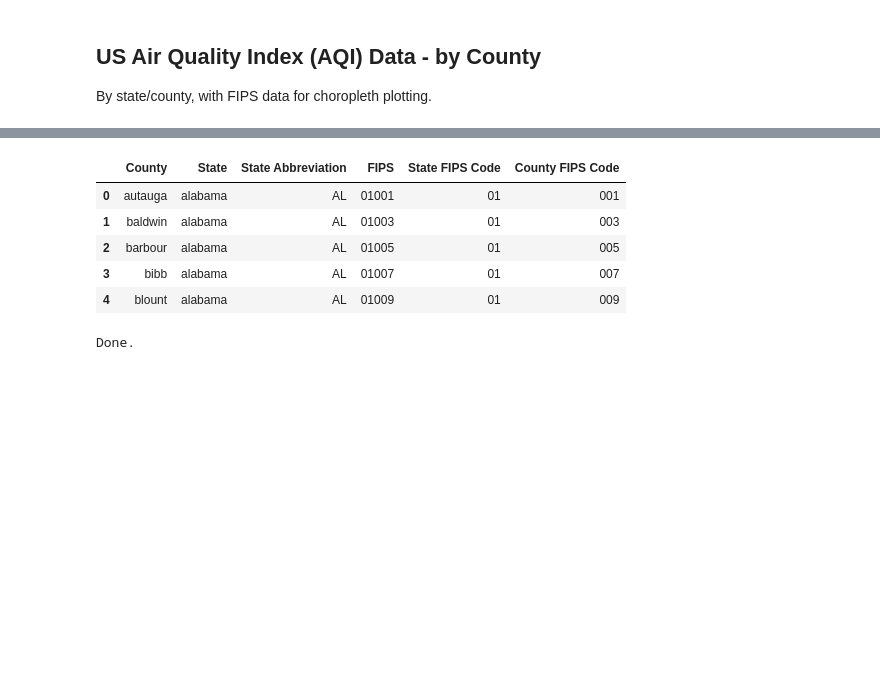
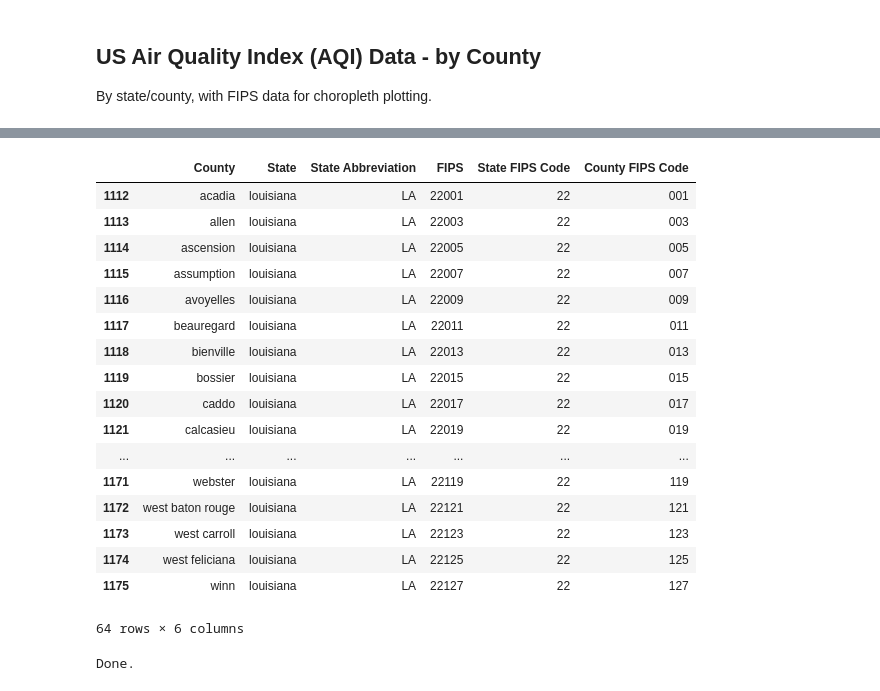
Before and after one commit to alyssflynn/project-1, a Jupyter notebook: data_cleaning.ipynb, the cells around one changed output, grey strips where cells are left out. Cells and saved outputs as stored; diff of their text form; code cells hidden in the pictures; blank space fills up the shorter version.

```diff
--- a/data_cleaning.ipynb
+++ b/data_cleaning.ipynb
@@ -37,28 +51,40 @@ county_aqi_df.head()
 # %%
 # Get dataframe with state/county FIPS codes
 fips = pd.read_csv('https://raw.githubusercontent.com/plotly/datasets/master/laucnty16.csv')
 
 # Parse FIPS county/state data
-fips["County"] = fips['County Name/State Abbreviation'].apply(lambda x: x.split(",")[0].replace(" County", "").lower())
+fips["County"] = fips['County Name/State Abbreviation'].apply(lambda x: x.split(",")[0].replace(" County", "").replace(" Parish", "").lower())
 fips["State Abbreviation"] = fips['County Name/State Abbreviation'].apply(lambda x: x.split(", ")[-1])
 fips["State"] = fips["State Abbreviation"].apply(lambda x: state_abbrev[x].lower())
 
 # Pad FIPS codes with 0's, concat for combined FIPS code
 fips['State FIPS Code'] = fips['State FIPS Code'].apply(lambda x: str(x).zfill(2))
 fips['County FIPS Code'] = fips['County FIPS Code'].apply(lambda x: str(x).zfill(3))
 fips['FIPS'] = fips['State FIPS Code'] + fips['County FIPS Code']
 
 # Remove unused columns
 fips = fips[['County','State','State Abbreviation','FIPS','State FIPS Code','County FIPS Code']]
 
-fips.head()
+fips.loc[fips['State']=='louisiana']
 # %% [output]
 |  | County | State | State Abbreviation | FIPS | State FIPS Code | County FIPS Code |
-| 0 | autauga | alabama | AL | 01001 | 01 | 001 |
-| 1 | baldwin | alabama | AL | 01003 | 01 | 003 |
-| 2 | barbour | alabama | AL | 01005 | 01 | 005 |
-| 3 | bibb | alabama | AL | 01007 | 01 | 007 |
-| 4 | blount | alabama | AL | 01009 | 01 | 009 |
+| 1112 | acadia | louisiana | LA | 22001 | 22 | 001 |
+| 1113 | allen | louisiana | LA | 22003 | 22 | 003 |
+| 1114 | ascension | louisiana | LA | 22005 | 22 | 005 |
+| 1115 | assumption | louisiana | LA | 22007 | 22 | 007 |
+| 1116 | avoyelles | louisiana | LA | 22009 | 22 | 009 |
+| 1117 | beauregard | louisiana | LA | 22011 | 22 | 011 |
+| 1118 | bienville | louisiana | LA | 22013 | 22 | 013 |
+| 1119 | bossier | louisiana | LA | 22015 | 22 | 015 |
+| 1120 | caddo | louisiana | LA | 22017 | 22 | 017 |
+| 1121 | calcasieu | louisiana | LA | 22019 | 22 | 019 |
+| ... | ... | ... | ... | ... | ... | ... |
+| 1171 | webster | louisiana | LA | 22119 | 22 | 119 |
+| 1172 | west baton rouge | louisiana | LA | 22121 | 22 | 121 |
+| 1173 | west carroll | louisiana | LA | 22123 | 22 | 123 |
+| 1174 | west feliciana | louisiana | LA | 22125 | 22 | 125 |
+| 1175 | winn | louisiana | LA | 22127 | 22 | 127 |
+64 rows × 6 columns
 # %%
 # Export FIPS data to csv
 fips.to_csv("clean_data/fips_data.csv")
```
Also changed, not shown: parts of 5 cells of this notebook, 4 other files.
